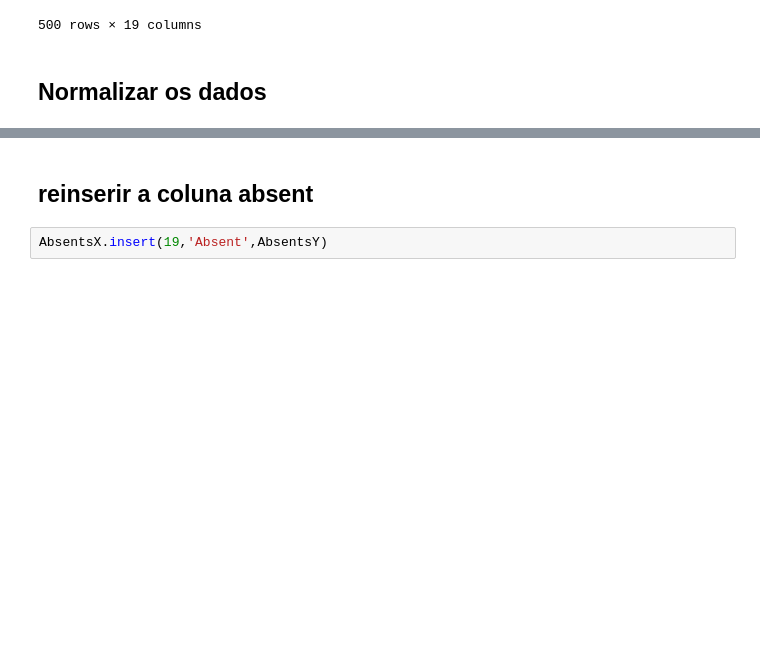
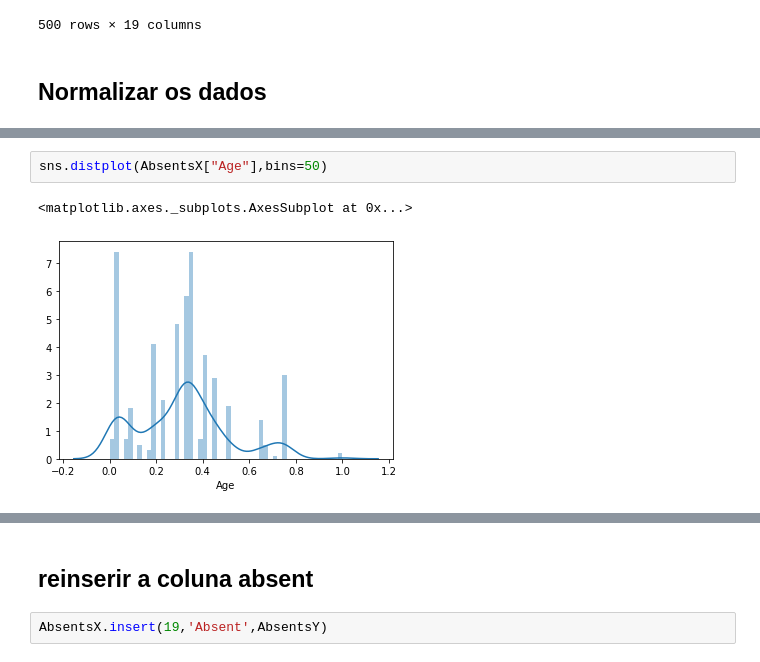
Before and after one commit to Rafaela897/SI19-20, a Jupyter notebook: AEC/trabalho2/Trabalho2.ipynb, the cells around one changed output, grey strips where cells are left out. Drawn from its saved outputs; the diff is of its cells as text; blank space fills up the shorter version.

```diff
--- a/AEC/trabalho2/Trabalho2.ipynb
+++ b/AEC/trabalho2/Trabalho2.ipynb
@@ -124,0 +150,5 @@ X_test
+# %%
+sns.distplot(AbsentsX["Age"],bins=50)
+# %% [output]
+<matplotlib.axes._subplots.AxesSubplot at 0x...>
+[figure, added]
```
Also changed, not shown: parts of 43 cells of this notebook.
